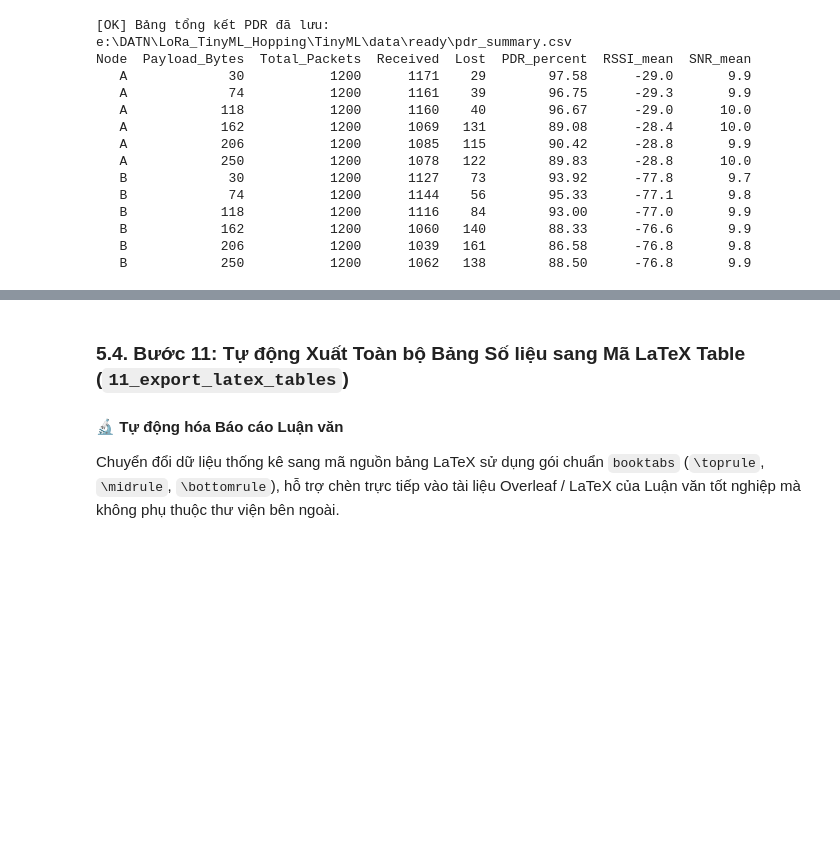
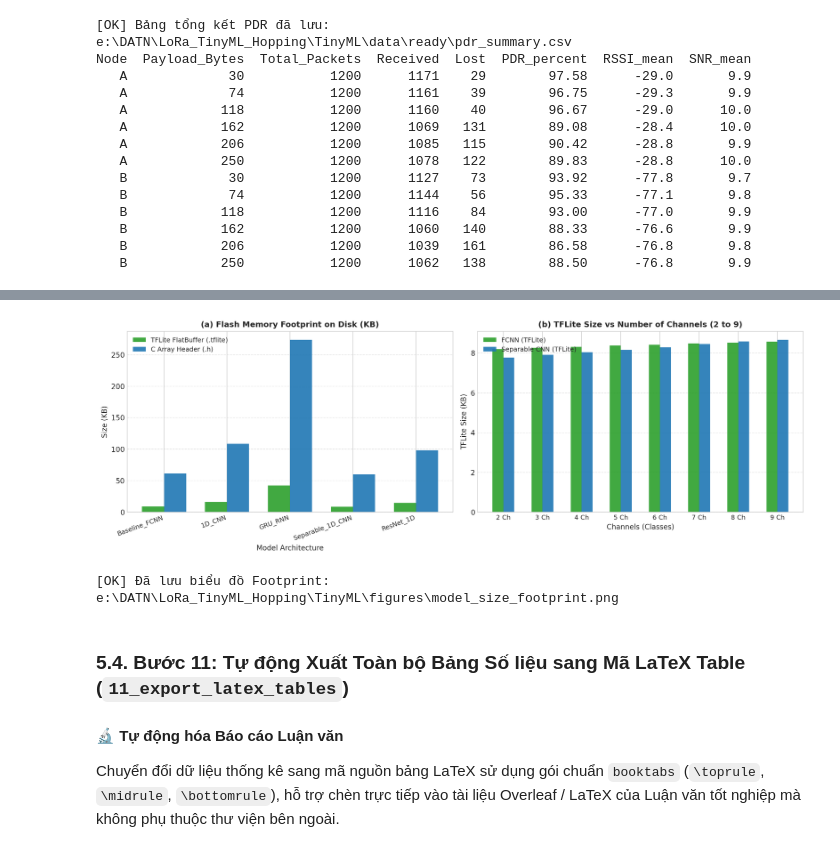
Before and after one commit to Brauuwu/LoRa_TinyML_Hopping, a Jupyter notebook: TinyML/LoRa_TinyML_Pipeline.ipynb, the cells around one changed output, grey strips where cells are left out. Drawn from its saved outputs; the diff is of its cells as text; code cells hidden in the pictures; blank space fills up the shorter version.

```diff
--- a/TinyML/LoRa_TinyML_Pipeline.ipynb
+++ b/TinyML/LoRa_TinyML_Pipeline.ipynb
@@ -1439,3 +1424,75 @@ print(f"[OK] Đã lưu biểu đồ Footprint: {footprint_path}")
+# %%
+# Đọc kích thước file thực tế từ thư mục models/
+model_archs = [
+    ("Baseline_FCNN", "model_baseline_fcnn.h", "Baseline_FCNN.tflite"),
+    ("1D_CNN", "model_1d_cnn.h", "1D_CNN.tflite"),
+    ("GRU_RNN", "model_gru_rnn.h", "GRU_RNN.tflite"),
+    ("Separable_1D_CNN", "model_separable_1d_cnn.h", "Separable_1D_CNN.tflite"),
+    ("ResNet_1D", "model_resnet_1d.h", "ResNet_1D.tflite")
+]
+
+models_data = []
+for name, h_f, tfl_f in model_archs:
+    h_p = os.path.join(MODELS_DIR, h_f)
+    tfl_p = os.path.join(MODELS_DIR, tfl_f)
+    tfl_kb = round(os.path.getsize(tfl_p) / 1024.0, 2) if os.path.exists(tfl_p) else 8.5
+    h_kb = round(os.path.getsize(h_p) / 1024.0, 2) if os.path.exists(h_p) else round(tfl_kb * 6.5, 2)
+    models_data.append({'Model': name, 'TFLite_KB': tfl_kb, 'C_Header_KB': h_kb})
+
+df_mem_models = pd.DataFrame(models_data)
+if 'summary_df' in locals() and not summary_df.empty:
+    df_mem_models = df_mem_models.merge(summary_df[['Model', 'Params']], on='Model', how='left')
+else:
+    df_mem_models['Params'] = [1699, 2659, 1619, 878, 2339]
+
+# Nạp bảng độ co giãn từ Bước 10
+scale_file = os.path.join(MODELS_DIR, "model_sizes_scalability.csv")
+if os.path.exists(scale_file):
+    df_scalability = pd.read_csv(scale_file)
+else:
+    df_scalability = pd.DataFrame({
+        'Channels': [f"{c} Ch" for c in range(2, 10)],
+        'FCNN_TFLite_KB': [8.2, 8.27, 8.32, 8.38, 8.42, 8.48, 8.52, 8.57],
+        'SepCNN_TFLite_KB': [7.77, 7.91, 8.04, 8.16, 8.29, 8.46, 8.59, 8.66],
+        'FCNN_C_Header_KB': [50.37, 50.79, 51.09, 51.42, 51.70, 52.03, 52.31, 52.59]
+    })
+
+fig, axes = plt.subplots(1, 2, figsize=(14, 4.8), dpi=200)
+
+# (a) Dung lượng thực tế 5 mô hình
+x_idx = np.arange(len(df_mem_models))
+w_bar = 0.35
+axes[0].bar(x_idx - w_bar/2, df_mem_models['TFLite_KB'], w_bar, label='TFLite FlatBuffer (.tflite)', color='#2ca02c', alpha=0.9)
+axes[0].bar(x_idx + w_bar/2, df_mem_models['C_Header_KB'], w_bar, label='C Array Header (.h)', color='#1f77b4', alpha=0.9)
+axes[0].set_title('(a) Flash Memory Footprint on Disk (KB)', fontsize=11, fontweight='bold')
+axes[0].set_xlabel('Model Architecture', fontsize=10)
+axes[0].set_ylabel('Size (KB)', fontsize=10)
+axes[0].set_xticks(x_idx)
+axes[0].set_xticklabels(df_mem_models['Model'], rotation=20, ha='right', fontsize=9)
+axes[0].legend(loc='upper left', fontsize=9)
+axes[0].grid(axis='y', linestyle='--', alpha=0.5)
+
+# (b) Độ co giãn theo số kênh (2-9 channels)
+x_sc = np.arange(len(df_scalability))
+w_sc = 0.28
+axes[1].bar(x_sc - w_sc/2, df_scalability['FCNN_TFLite_KB'], w_sc, label='FCNN (TFLite)', color='#2ca02c', alpha=0.9)
+axes[1].bar(x_sc + w_sc/2, df_scalability['SepCNN_TFLite_KB'], w_sc, label='Separable CNN (TFLite)', color='#1f77b4', alpha=0.9)
+axes[1].set_title('(b) TFLite Size vs Number of Channels (2 to 9)', fontsize=11, fontweight='bold')
+axes[1].set_xlabel('Channels (Classes)', fontsize=10)
+axes[1].set_ylabel('TFLite Size (KB)', fontsize=10)
+axes[1].set_xticks(x_sc)
+axes[1].set_xticklabels(df_scalability['Channels'], fontsize=9)
+axes[1].legend(loc='upper left', fontsize=9)
+axes[1].grid(axis='y', linestyle='--', alpha=0.5)
+
+plt.tight_layout()
+footprint_path = os.path.join(FIGURES_DIR, "model_size_footprint.png")
+plt.savefig(footprint_path, dpi=300)
+plt.show()
+print(f"[OK] Đã lưu biểu đồ Footprint: {footprint_path}")
+# %% [output]
+[figure, added]
+[OK] Đã lưu biểu đồ Footprint: e:\DATN\LoRa_TinyML_Hopping\TinyML\figures\model_size_footprint.png
 # %% [markdown]
 <a id="sec-5-4"></a>
 ### 5.4. Bước 11: Tự động Xuất Toàn bộ Bảng Số liệu sang Mã LaTeX Table (`11_export_latex_tables`)
```
Also changed, not shown: parts of 19 cells of this notebook, 20 other files.
